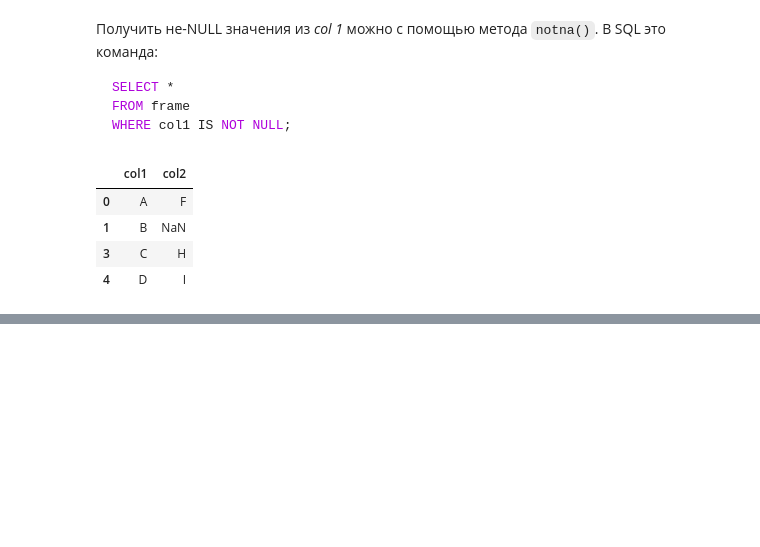
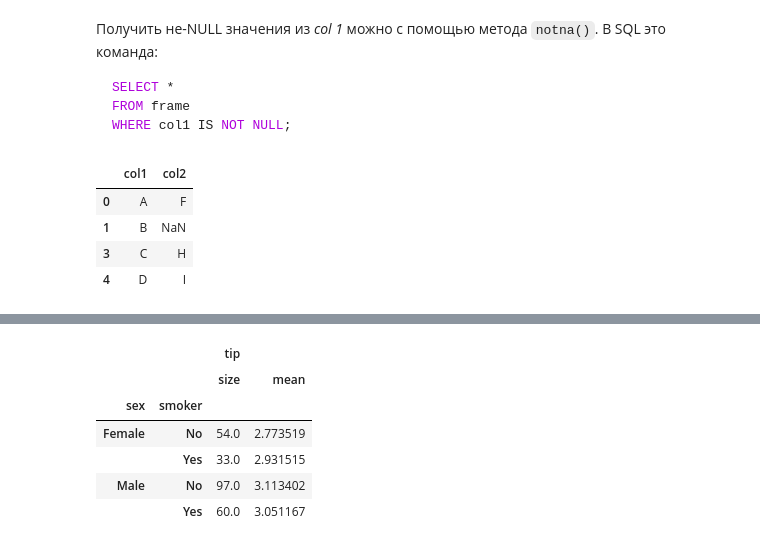
Before and after one commit to mkvachev/py-tutorial, a Jupyter notebook: pandas/pandas_sql.ipynb, the cells around one changed output, grey strips where cells are left out. Cells and saved outputs as stored; diff of their text form; code cells hidden in the pictures; blank space fills up the shorter version.

```diff
--- a/pandas/pandas_sql.ipynb
+++ b/pandas/pandas_sql.ipynb
@@ -242,0 +317,10 @@ fr[fr['col1'].notna()]   # Show not-NaN from 'col 1'
+# %%
+tips.groupby(['sex', 'smoker']).agg({'tip': [np.size, np.mean]})
+# %% [output]
+|  |  | tip |  |
+|  |  | size | mean |
+| sex | smoker |  |  |
+| Female | No | 54.0 | 2.773519 |
+|  | Yes | 33.0 | 2.931515 |
+| Male | No | 97.0 | 3.113402 |
+|  | Yes | 60.0 | 3.051167 |
```
Also changed, not shown: parts of 25 cells of this notebook, 1 other file.
